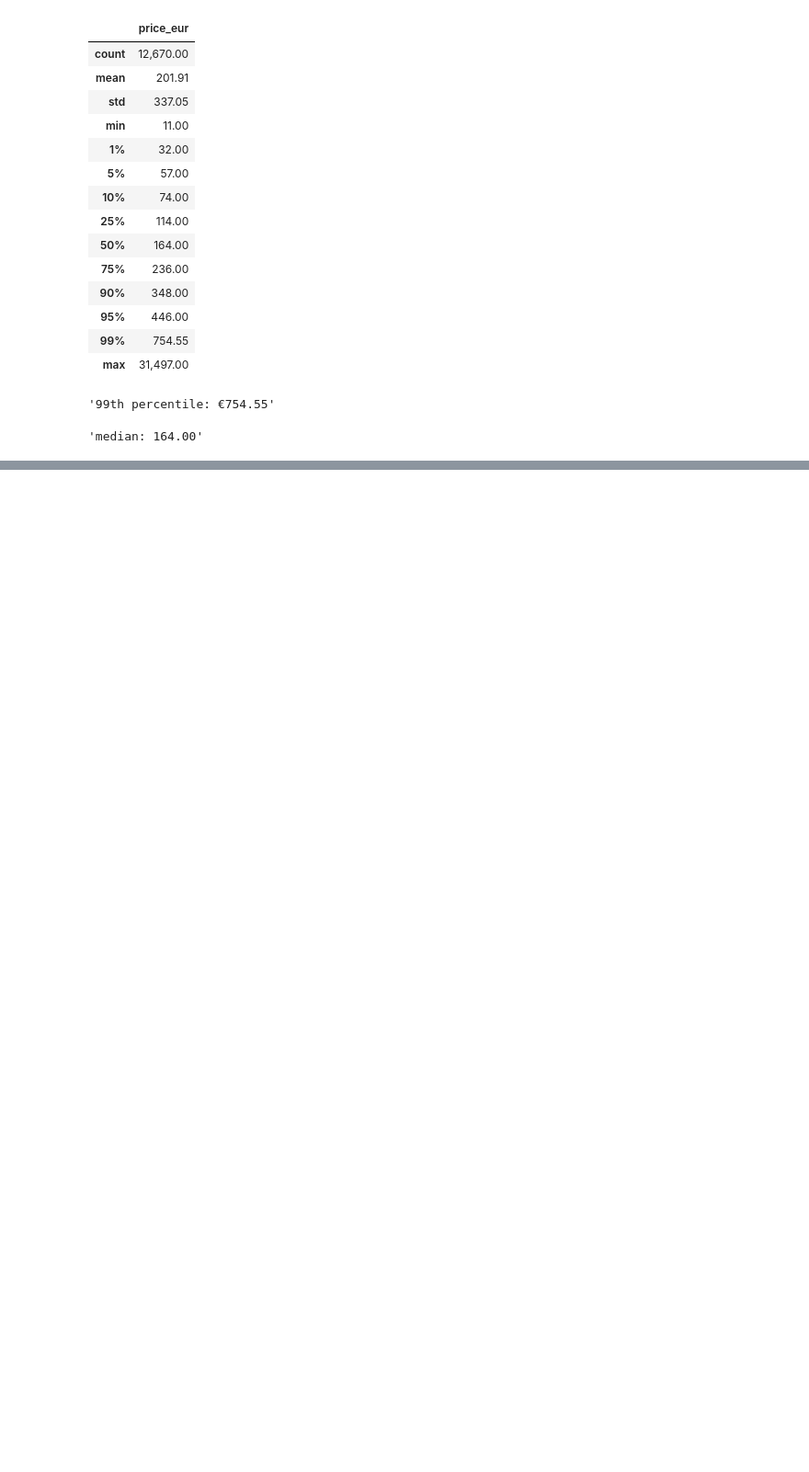
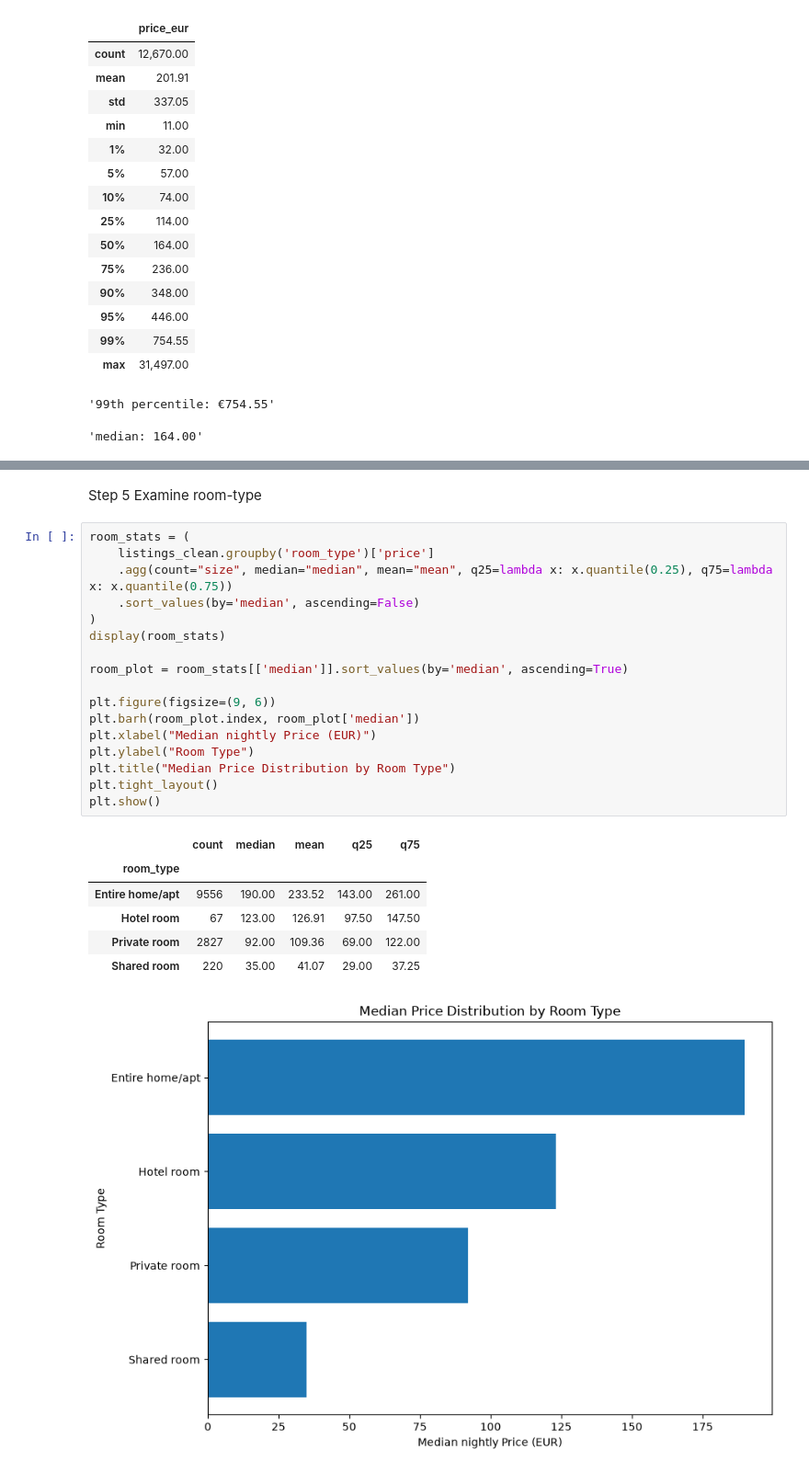
Before and after one commit to dev-deg/aci-26-pt, a Jupyter notebook: case-study/summary-eda.ipynb, the cells around one changed output, grey strips where cells are left out. Shown at 92% size. Saved outputs shown, nothing was run; the diff lists cells and outputs as text; blank space fills up the shorter version.

```diff
--- a/case-study/summary-eda.ipynb
+++ b/case-study/summary-eda.ipynb
@@ -309,0 +320,27 @@ display(f"median: {median:,.2f}")
+# %% [markdown]
+Step 5 Examine room-type
+# %%
+room_stats = (
+    listings_clean.groupby('room_type')['price']
+    .agg(count="size", median="median", mean="mean", q25=lambda x: x.quantile(0.25), q75=lambda x: x.quantile(0.75))
+    .sort_values(by='median', ascending=False)
+)
+display(room_stats)
+
+room_plot = room_stats[['median']].sort_values(by='median', ascending=True)
+
+plt.figure(figsize=(9, 6))
+plt.barh(room_plot.index, room_plot['median'])
+plt.xlabel("Median nightly Price (EUR)")
+plt.ylabel("Room Type")
+plt.title("Median Price Distribution by Room Type")
+plt.tight_layout()
+plt.show()
+# %% [output]
+|  | count | median | mean | q25 | q75 |
+| room_type |  |  |  |  |  |
+| Entire home/apt | 9556 | 190.00 | 233.52 | 143.00 | 261.00 |
+| Hotel room | 67 | 123.00 | 126.91 | 97.50 | 147.50 |
+| Private room | 2827 | 92.00 | 109.36 | 69.00 | 122.00 |
+| Shared room | 220 | 35.00 | 41.07 | 29.00 | 37.25 |
+[figure, added]
```
Also changed, not shown: parts of 3 cells of this notebook.
